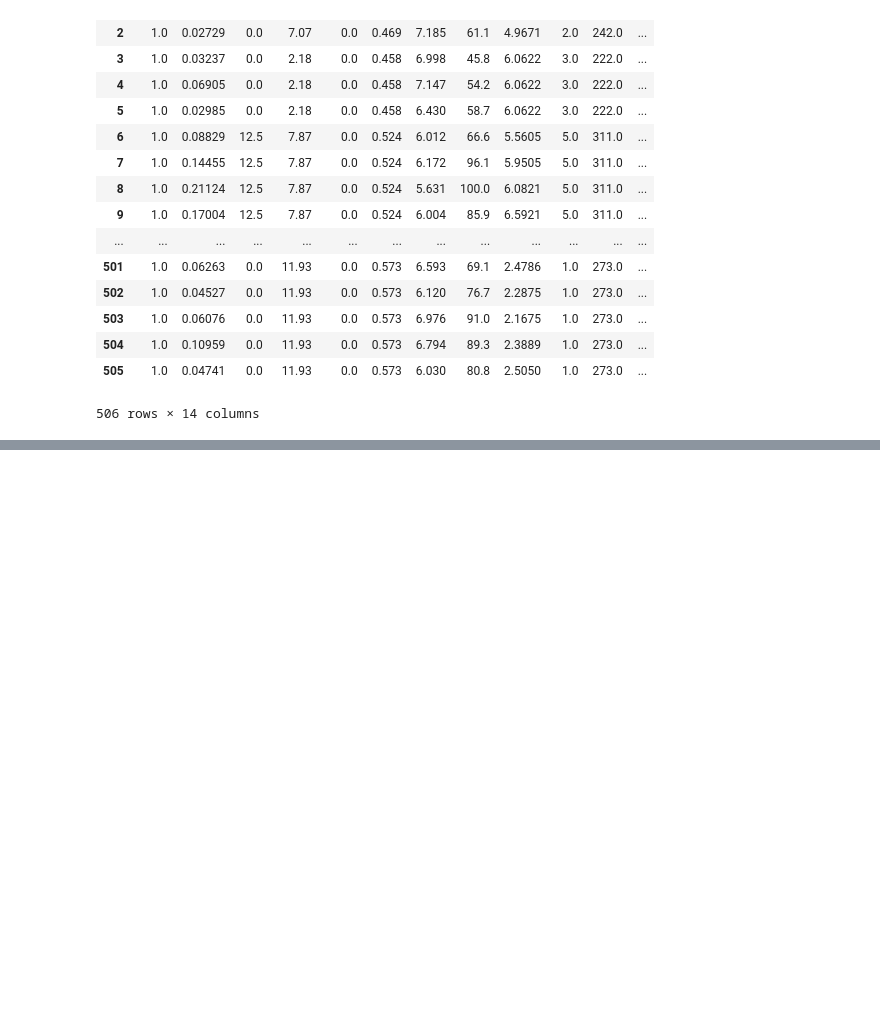
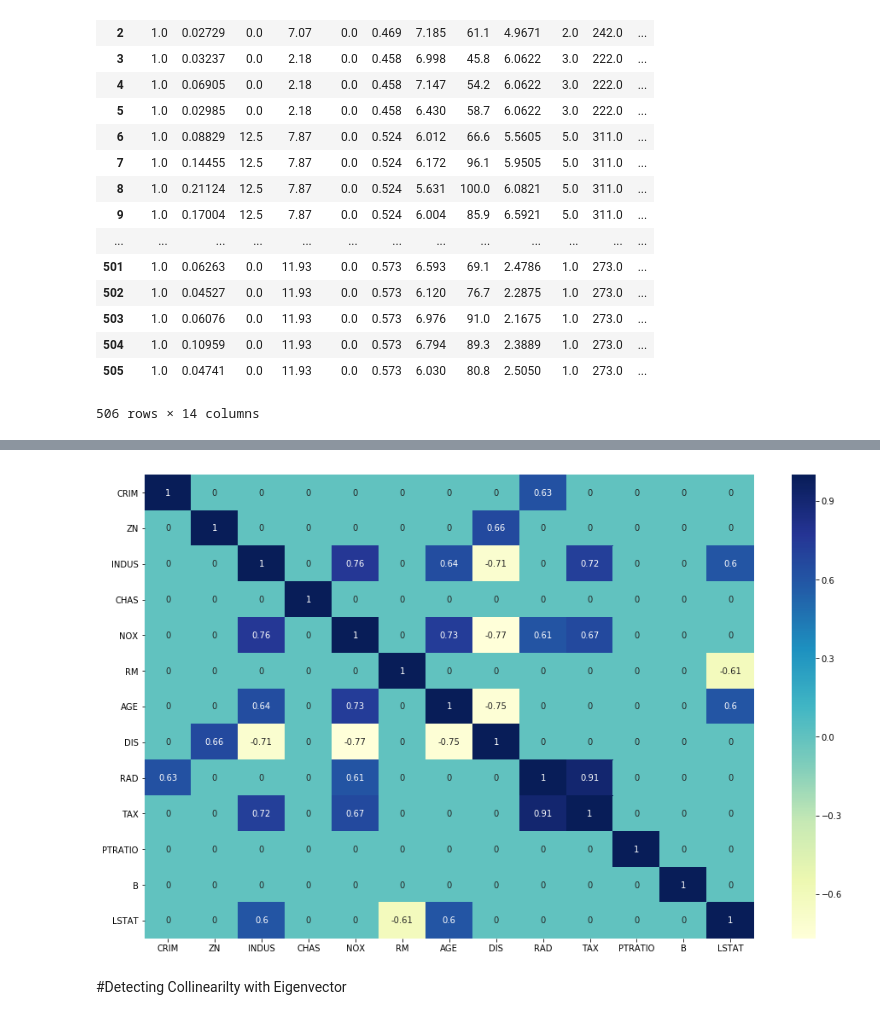
Before and after one commit to AvinashTiwari/Artifical-intelligence, a Jupyter notebook: 3_Machine_Learning/11_MultiplesRegression_feature/MultiRegression_Feature.ipynb, the cells around one changed output, grey strips where cells are left out. Saved outputs shown, nothing was run; the diff lists cells and outputs as text; code cells hidden in the pictures; blank space fills up the shorter version.

```diff
--- a/3_Machine_Learning/11_MultiplesRegression_feature/MultiRegression_Feature.ipynb
+++ b/3_Machine_Learning/11_MultiplesRegression_feature/MultiRegression_Feature.ipynb
@@ -134,3 +116,7 @@ OLS Regression Results
 | Kurtosis: | 10.786 | Cond. No. | 420. |
 Warnings:
 [1] Standard Errors assume that the covariance matrix of the errors is correctly specified.
+# %%
+pd.options.display.float_format = '{:,.4f}'.format
+corr_matrix = df.corr()
+corr_matrix
@@ -136,0 +138,3 @@ Warnings:
+# %%
+corr_matrix[np.abs(corr_matrix) < 0.6] = 0
+corr_matrix
@@ -136,0 +156,8 @@ Warnings:
+# %%
+plt.figure(figsize=(16,10))
+sns.heatmap(corr_matrix, annot=True,cmap='YlGnBu')
+plt.show()
+# %% [output]
+[figure, added]
+# %% [markdown]
+#Detecting Collinearilty with Eigenvector
```
Also changed, not shown: parts of 9 cells of this notebook.
